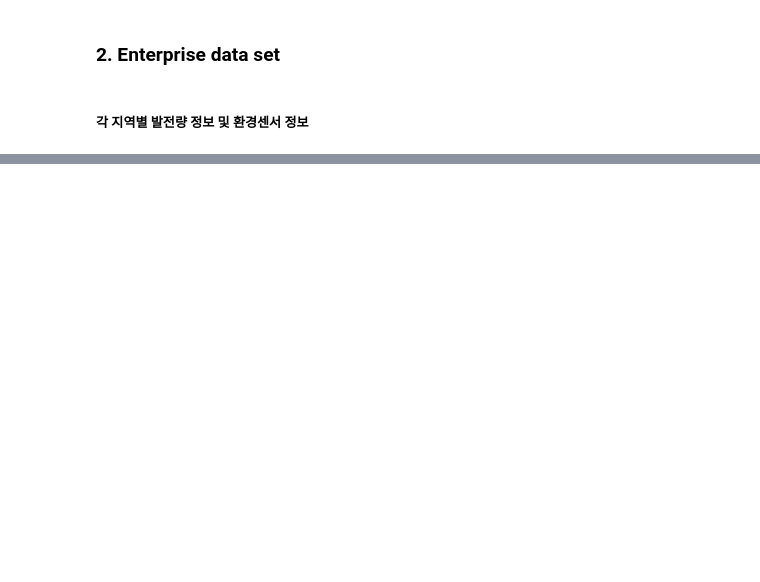
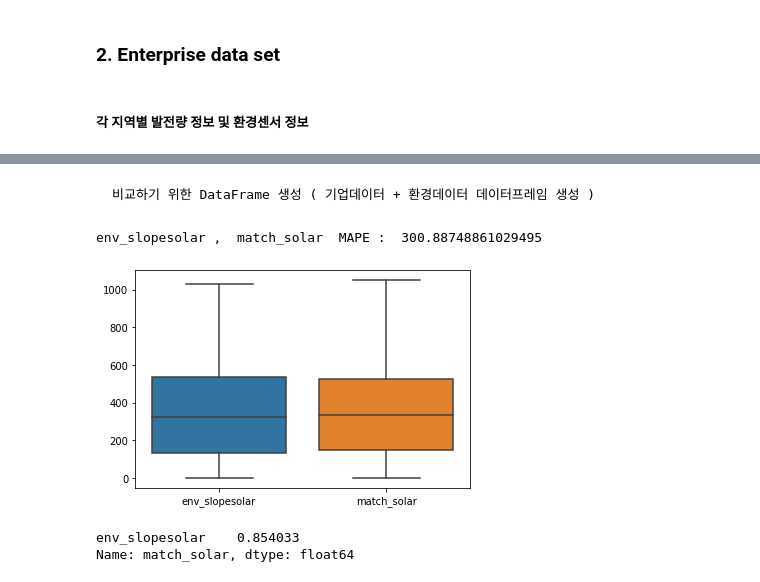
Before and after one commit to Baeseongbeen/Enittproj, a Jupyter notebook: Enitt/EnittProject.ipynb, the cells around one changed output, grey strips where cells are left out. Drawn from its saved outputs; the diff is of its cells as text; code cells hidden in the pictures; blank space fills up the shorter version.

```diff
--- a/Enitt/EnittProject.ipynb
+++ b/Enitt/EnittProject.ipynb
@@ -79,0 +220,3 @@ print("누적발전량", ent_data_set1["pow_totpower"].unique()[:5])
+# %%
+ent_data_solar1_need = ent_data_solar1[["pow_date", "pow_time","pow_cap", "pow_totpower"]]
+ent_data_weather1_need = ent_data_weather1[["env_date", "env_time", "env_slopesolar", "env_levelsolar"]]
@@ -79,0 +330,16 @@ print("누적발전량", ent_data_set1["pow_totpower"].unique()[:5])
+# %%
+def join_weather_solar(a, b):
+    sub_index1 = a["env_date"] + " " + a["dummy_time"] + ":00"
+    a.index = sub_index1
+
+    sub_index2 = b["pow_date"] + " " + b["dummy_time"] + ":00"
+    b.index = sub_index2
+
+    joinset = a.join(b[["watt"]])
+    ent_data_solar_weather = joinset.dropna()
+
+
+    return ent_data_solar_weather
+
+ent_data_solar_weather = join_weather_solar(ent_data_weather1_hour, ent_data_solar1_hour)
+ent_data_solar_weather.head(5)
@@ -79,0 +353,4 @@ print("누적발전량", ent_data_set1["pow_totpower"].unique()[:5])
+# %%
+drop_data = ent_data_solar_weather.isin({"dummy_time" : ["00", "01", "02", "03", "04", "05", "06", "07","08","18", "19", "20", "21", "22", "23"]})
+ent_data_perhour_sort = ent_data_solar_weather[~drop_data].dropna()
+ent_data_perhour_sort.dummy_time.unique()
@@ -79,0 +378,2 @@ print("누적발전량", ent_data_set1["pow_totpower"].unique()[:5])
+# %%
+ent_data_perhour_sort['watt'] = ent_data_perhour_sort['watt'] / POW_CAP
@@ -79,0 +400,30 @@ print("누적발전량", ent_data_set1["pow_totpower"].unique()[:5])
+# %% [markdown]
+    비교하기 위한 DataFrame 생성 ( 기업데이터 + 환경데이터 데이터프레임 생성 )
+# %%
+other_weather_dummy1 = pd.read_csv("./ENITT_SOLAR_DATA/re_allweather/allweather2018.csv", encoding="ms949")
+other_weather_dummy2 = pd.read_csv("./ENITT_SOLAR_DATA/re_allweather/allweather2019.csv", encoding="ms949")
+other_weather_dummy3 = pd.read_csv("./ENITT_SOLAR_DATA/re_allweather/allweather2020.csv", encoding="ms949")
+
+other_data_weather =  other_weather_dummy1.merge(other_weather_dummy2, how="outer").merge(other_weather_dummy3, how="outer")
+other_data_weather = other_data_weather[other_data_weather["지점명"] == "서울"][["일시", "일사(MJ/m2)"]].fillna(0)
+other_data_weather = other_data_weather.set_index("일시")
+
+ent_other_joinset = ent_data_perhour_sort.join(other_data_weather["일사(MJ/m2)"])
+ent_other_joinset
+
+## MJ/m2 -> W/m2 으로 단위 변환 ( 일사 -> match_solar )
+ent_other_joinset["match_solar"] = ent_other_joinset["일사(MJ/m2)"] * 1000000 / 3600
+ent_other_joinset
+
+sns.boxplot(data = ent_other_joinset[["env_slopesolar", "match_solar"]])
+
+mean_absolute_percentage_error("env_slopesolar", "match_solar", ent_other_joinset)
+# %% [output]
+env_slopesolar ,  match_solar  MAPE :  300.88748861029495
+[figure, added]
+# %%
+print(ent_other_joinset.corr()[:1]["match_solar"])
+make_graph("env_slopesolar", "match_solar", ent_other_joinset[500:600])
+# %% [output]
+env_slopesolar    0.854033
+Name: match_solar, dtype: float64
```
Also changed, not shown: parts of 58 cells of this notebook, 2 other files.
